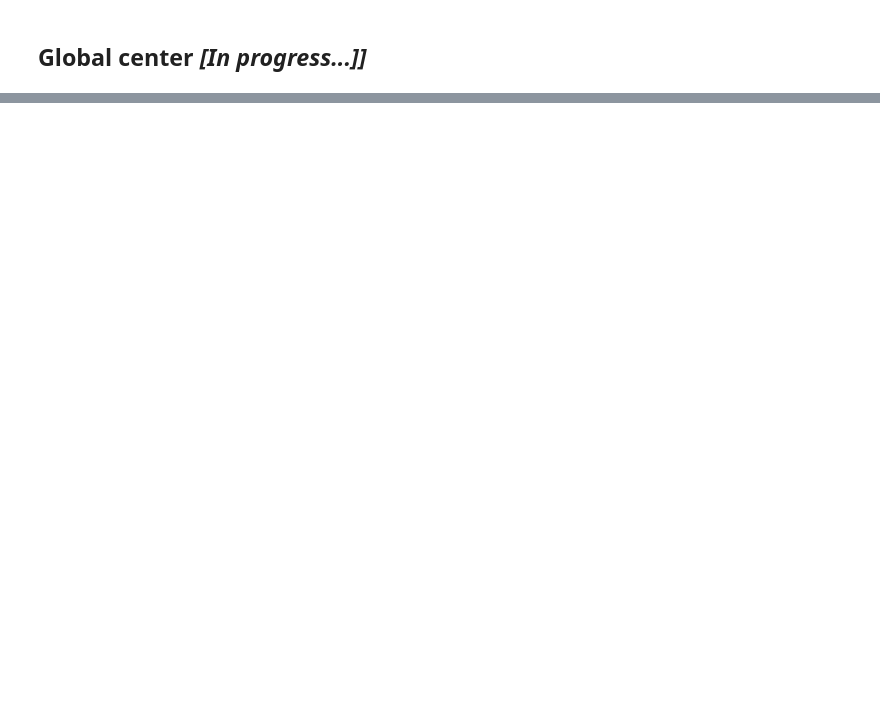
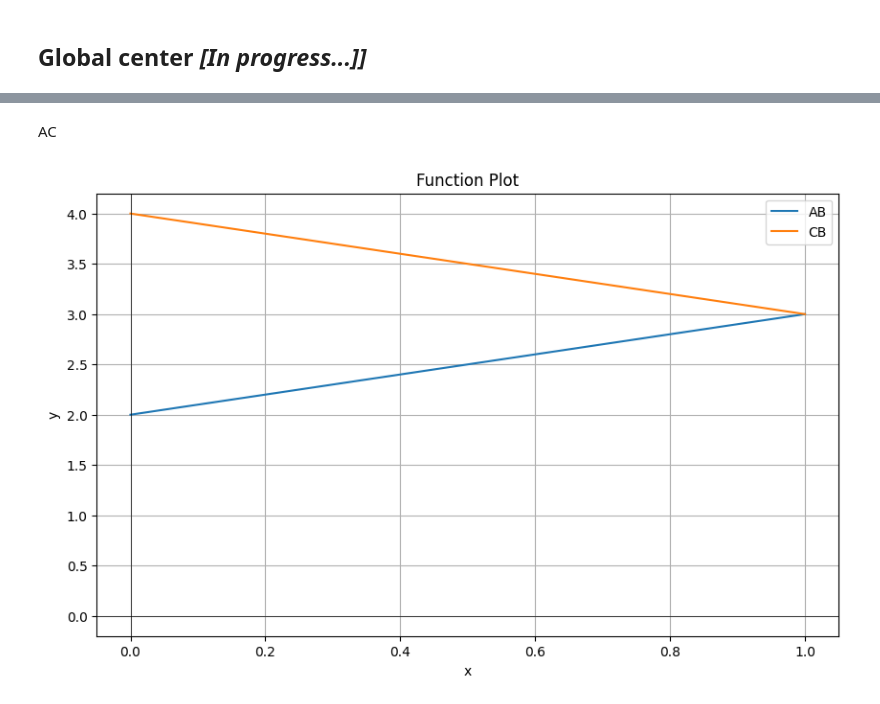
Before and after one commit to Bancie/thuhoach.nckh, a Jupyter notebook: ipynb/location/Single Center Problem in Location Optimization: Model and Implementation with Python.ipynb, the cells around one changed output, grey strips where cells are left out. Saved outputs shown, nothing was run; the diff lists cells and outputs as text; code cells hidden in the pictures; blank space fills up the shorter version.

```diff
--- a/ipynb/location/Single Center Problem in Location Optimization: Model and Implementation with Python.ipynb
+++ b/ipynb/location/Single Center Problem in Location Optimization: Model and Implementation with Python.ipynb
@@ -295,0 +320,11 @@ rs.GlobalSearch()
+# %% [markdown]
+AC
+# %%
+CB = FunctionPlotter(0, 1, 100)
+def AB(x): return 2 + x
+CB.add_function(AB, "AB")
+def BC(x): return 3 + (1-x)
+CB.add_function(BC, "CB")
+CB.plot()
+# %% [output]
+[figure, added]
```
Also changed, not shown: parts of 30 cells of this notebook.
